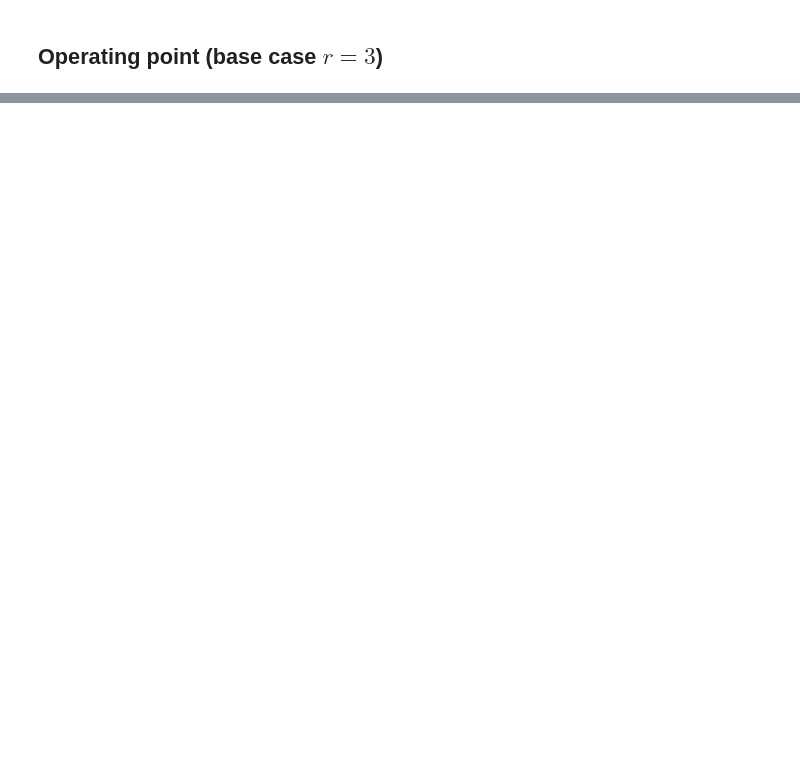
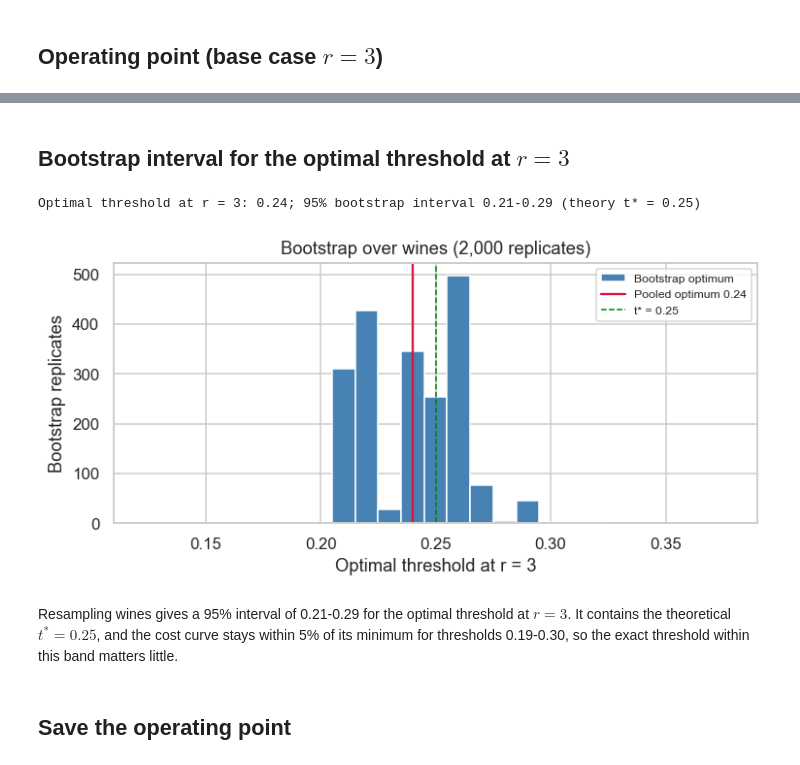
Before and after one commit to ryanc9029/dsa211-wine, a Jupyter notebook: 04_cost_threshold.ipynb, the cells around one changed output, grey strips where cells are left out. Cells and saved outputs as stored; diff of their text form; code cells hidden in the pictures; blank space fills up the shorter version.

```diff
--- a/04_cost_threshold.ipynb
+++ b/04_cost_threshold.ipynb
@@ -157,0 +236,32 @@ operating_point
+# %% [markdown]
+## Bootstrap interval for the optimal threshold at $r = 3$
+# %%
+rng = np.random.default_rng(SEED)
+ids, row_group = np.unique(wine_id, return_inverse=True)
+cost_cols = np.where(y[:, None] == 1, C_FN_BASE * ~flag, C_FP * flag).astype(float)  # rows x grid
+B = 2000
+t_boot = np.empty(B)
+for b in range(B):
+    w = np.bincount(rng.integers(0, len(ids), len(ids)), minlength=len(ids))[row_group]
+    t_boot[b] = grid[(w @ cost_cols).argmin()]
+lo_t, hi_t = np.percentile(t_boot, [2.5, 97.5])
+print(f'Optimal threshold at r = {C_FN_BASE}: {t_op:g}; 95% bootstrap interval {lo_t:.2f}-{hi_t:.2f} '
+      f'(theory t* = {1 / (1 + C_FN_BASE):.2f})')
+
+fig, ax = plt.subplots(figsize=(7, 3.5))
+ax.hist(t_boot, bins=np.arange(grid.min() - 0.005, grid.max(), 0.01), color='steelblue', edgecolor='white',
+        label='Bootstrap optimum')
+ax.axvline(t_op, color='crimson', lw=1.5, label=f'Pooled optimum {t_op:g}')
+ax.axvline(1 / (1 + C_FN_BASE), color='green', ls='--', lw=1, label=f't* = {1 / (1 + C_FN_BASE):.2f}')
+ax.set(xlim=(max(0, lo_t - 0.1), hi_t + 0.1), xlabel='Optimal threshold at r = 3',
+       ylabel='Bootstrap replicates', title='Bootstrap over wines (2,000 replicates)')
+ax.legend(fontsize=8)
+plt.tight_layout()
+plt.show()
+# %% [output]
+Optimal threshold at r = 3: 0.24; 95% bootstrap interval 0.21-0.29 (theory t* = 0.25)
+[figure, added]
+# %% [markdown]
+Resampling wines gives a 95% interval of 0.21-0.29 for the optimal threshold at $r = 3$. It contains the theoretical $t^* = 0.25$, and the cost curve stays within 5% of its minimum for thresholds 0.19-0.30, so the exact threshold within this band matters little.
+# %% [markdown]
+## Save the operating point
```
Also changed, not shown: parts of 15 cells of this notebook, 1 other file.
